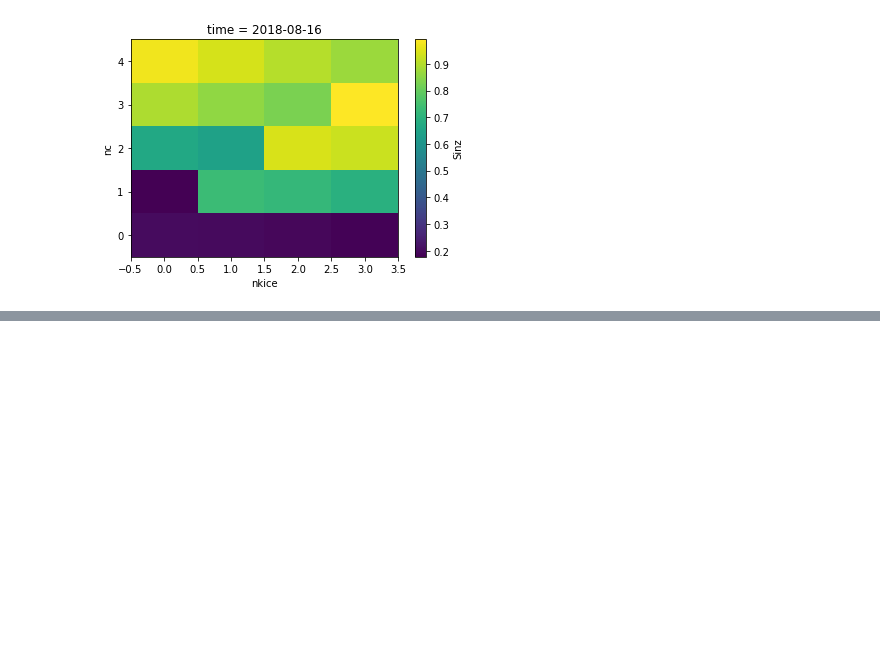
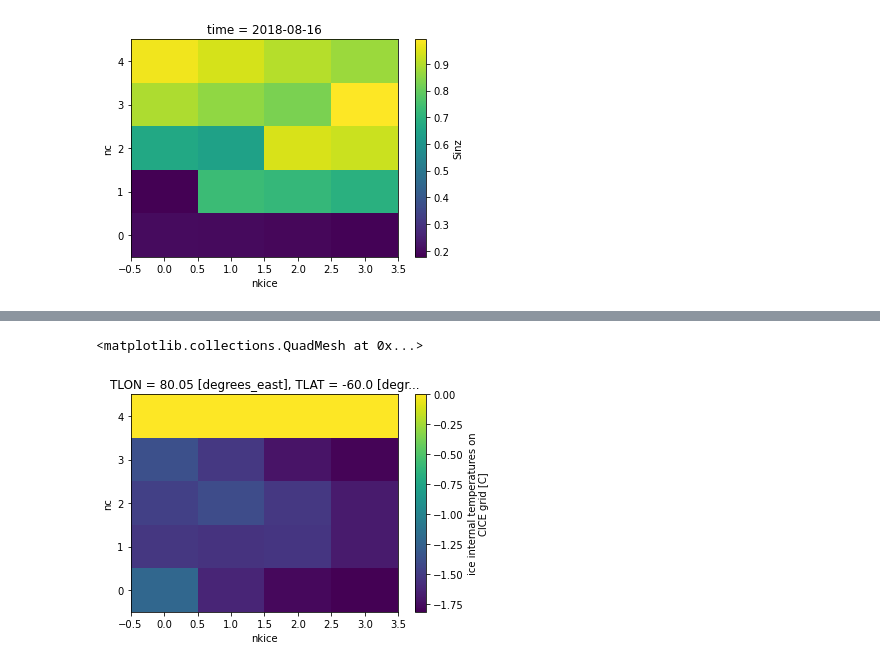
Before and after one commit to aekiss/notebooks, a Jupyter notebook: check-sinz-tinz.ipynb, the cells around one changed output, grey strips where cells are left out. Drawn from its saved outputs; the diff is of its cells as text; code cells hidden in the pictures; blank space fills up the shorter version.

```diff
--- a/check-sinz-tinz.ipynb
+++ b/check-sinz-tinz.ipynb
@@ -101,0 +179,5 @@ badsinz.isel(time=0).mean('ni').mean('nj').plot()
+# %%
+badtinz.isel(ni=0,nj=490).plot()
+# %% [output]
+<matplotlib.collections.QuadMesh at 0x...>
+[figure, added]
```
Also changed, not shown: parts of 21 cells of this notebook.
